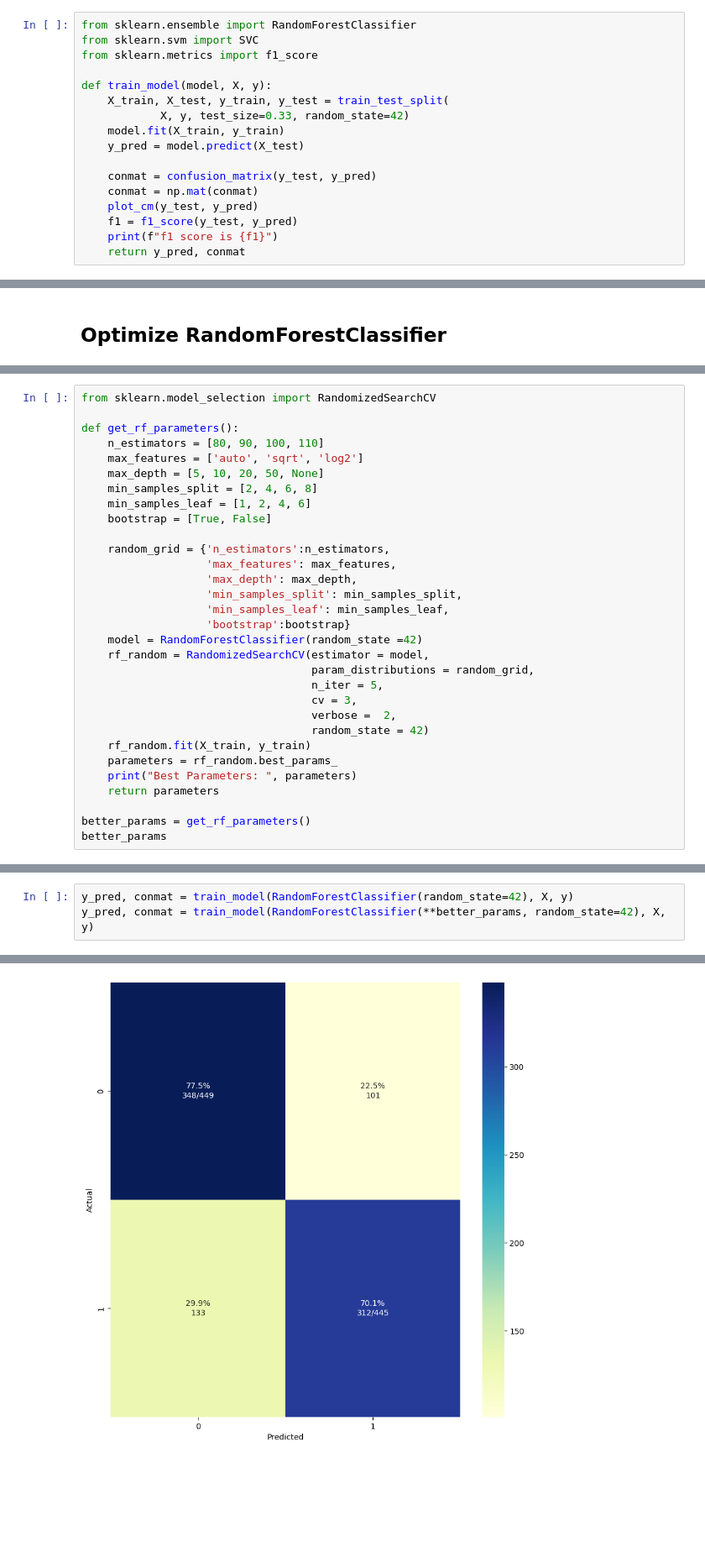
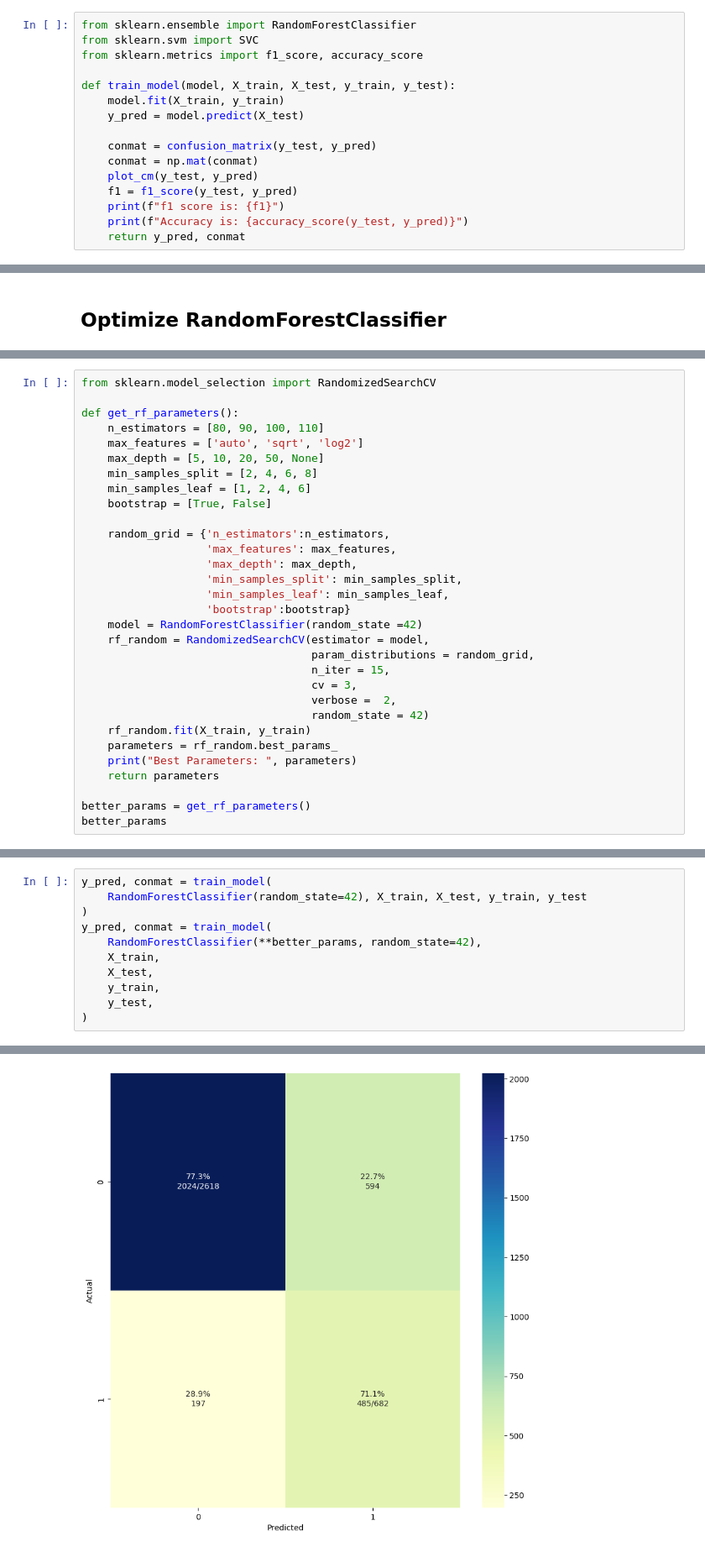
Before and after one commit to ezalos/Notebooks2Teach, a Jupyter notebook: sklearn/3_classification_scikit.ipynb, the cells around one changed output, grey strips where cells are left out. Shown: that part at 84% size. Drawn from its saved outputs; the diff is of its cells as text; blank space fills up the shorter version.

```diff
--- a/sklearn/3_classification_scikit.ipynb
+++ b/sklearn/3_classification_scikit.ipynb
@@ -417,11 +417,9 @@ Please also refer to the documentation for alternative solver options:
 # %%
 from sklearn.ensemble import RandomForestClassifier
 from sklearn.svm import SVC
-from sklearn.metrics import f1_score
+from sklearn.metrics import f1_score, accuracy_score
 
-def train_model(model, X, y):
-    X_train, X_test, y_train, y_test = train_test_split(
-            X, y, test_size=0.33, random_state=42)
+def train_model(model, X_train, X_test, y_train, y_test):
     model.fit(X_train, y_train)
     y_pred = model.predict(X_test)
 
@@ -429,7 +427,8 @@ def train_model(model, X, y):
     conmat = np.mat(conmat)
     plot_cm(y_test, y_pred)
     f1 = f1_score(y_test, y_pred)
-    print(f"f1 score is {f1}")
+    print(f"f1 score is: {f1}")
+    print(f"Accuracy is: {accuracy_score(y_test, y_pred)}")
     return y_pred, conmat
 # %% [markdown]
 ## Optimize Logistic Regression
@@ -560,7 +568,7 @@ def get_rf_parameters():
     model = RandomForestClassifier(random_state =42)
     rf_random = RandomizedSearchCV(estimator = model,
                                    param_distributions = random_grid,
-                                   n_iter = 5,
+                                   n_iter = 15,
                                    cv = 3,
                                    verbose =  2,
                                    random_state = 42)
@@ -598,4 +606,12 @@ Best Parameters:  {'n_estimators': 100, 'min_samples_split': 4, 'min_samples_lea
 # %%
-y_pred, conmat = train_model(RandomForestClassifier(random_state=42), X, y)
-y_pred, conmat = train_model(RandomForestClassifier(**better_params, random_state=42), X, y)
+y_pred, conmat = train_model(
+    RandomForestClassifier(random_state=42), X_train, X_test, y_train, y_test
+)
+y_pred, conmat = train_model(
+    RandomForestClassifier(**better_params, random_state=42),
+    X_train,
+    X_test,
+    y_train,
+    y_test,
+)
 # %% [output]
@@ -604 +620 @@ y_pred, conmat = train_model(RandomForestClassifier(**better_params, random_stat
-[figure, old version]
+[figure, new version]
```
Also changed, not shown: parts of 11 cells of this notebook, 13 other files.
